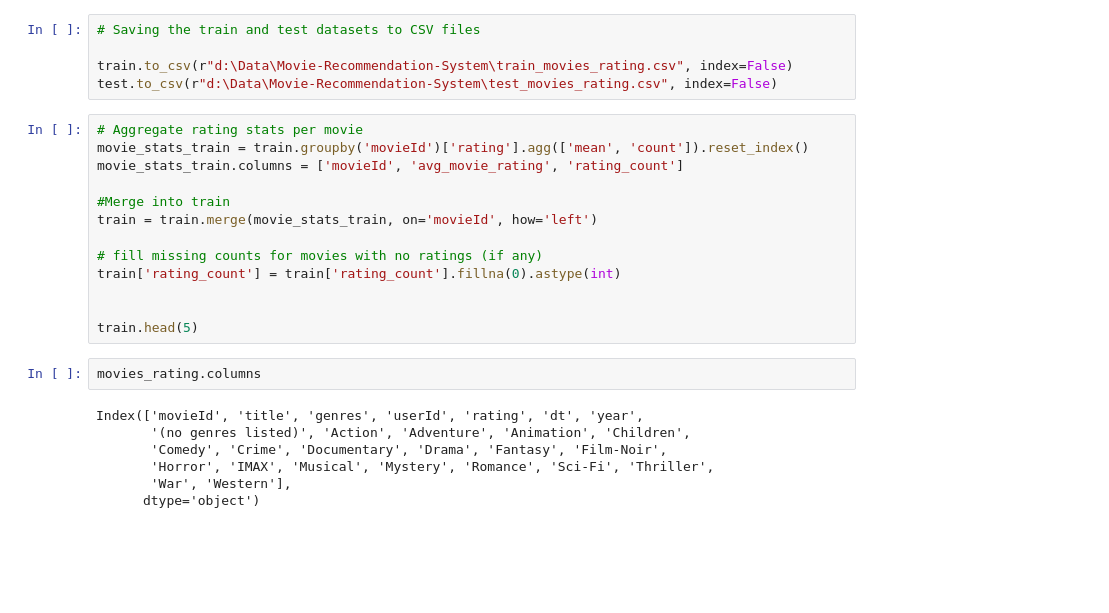
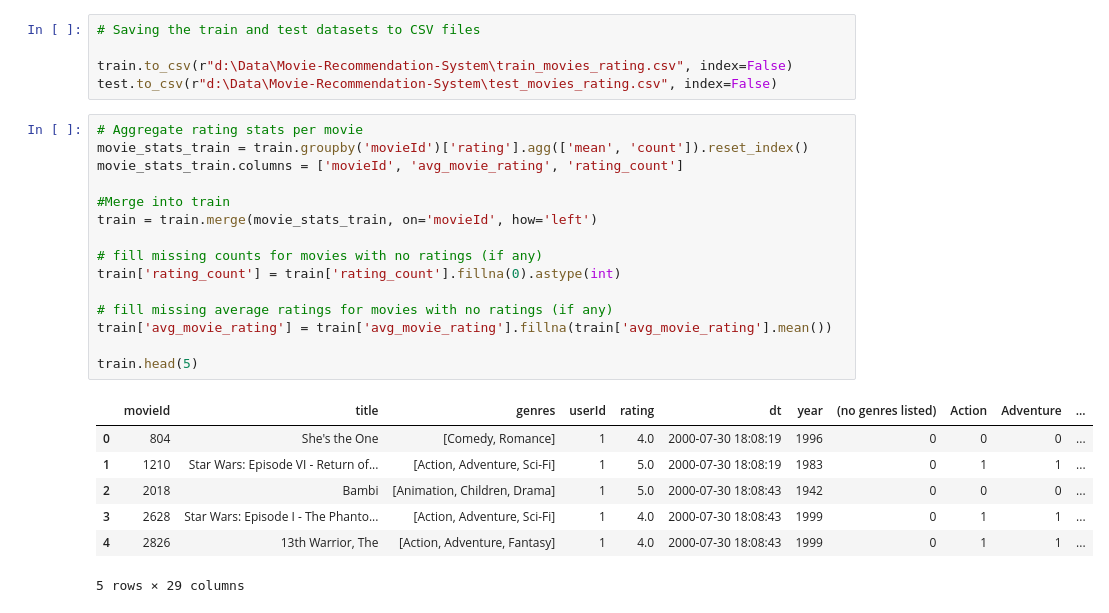
Before and after one commit to Deelaw15/Movie-Recommendation-System, a Jupyter notebook: Data Pre-processing.ipynb, the cells around one changed output. Cells and saved outputs as stored; diff of their text form; blank space fills up the shorter version.

```diff
--- a/Data Pre-processing.ipynb
+++ b/Data Pre-processing.ipynb
@@ -643,22 +629,23 @@ test.to_csv(r"d:\Data\Movie-Recommendation-System\test_movies_rating.csv", index
 # %%
 # Aggregate rating stats per movie
 movie_stats_train = train.groupby('movieId')['rating'].agg(['mean', 'count']).reset_index()
 movie_stats_train.columns = ['movieId', 'avg_movie_rating', 'rating_count']
 
 #Merge into train
 train = train.merge(movie_stats_train, on='movieId', how='left')
 
 # fill missing counts for movies with no ratings (if any)
 train['rating_count'] = train['rating_count'].fillna(0).astype(int)
 
+# fill missing average ratings for movies with no ratings (if any)
+train['avg_movie_rating'] = train['avg_movie_rating'].fillna(train['avg_movie_rating'].mean())
 
 train.head(5)
+# %% [output]
+|  | movieId | title | genres | userId | rating | dt | year | (no genres listed) | Action | Adventure | ... |
+| 0 | 804 | She's the One | [Comedy, Romance] | 1 | 4.0 | 2000-07-30 18:08:19 | 1996 | 0 | 0 | 0 | ... |
+| 1 | 1210 | Star Wars: Episode VI - Return of... | [Action, Adventure, Sci-Fi] | 1 | 5.0 | 2000-07-30 18:08:19 | 1983 | 0 | 1 | 1 | ... |
+| 2 | 2018 | Bambi | [Animation, Children, Drama] | 1 | 5.0 | 2000-07-30 18:08:43 | 1942 | 0 | 0 | 0 | ... |
+| 3 | 2628 | Star Wars: Episode I - The Phanto... | [Action, Adventure, Sci-Fi] | 1 | 4.0 | 2000-07-30 18:08:43 | 1999 | 0 | 1 | 1 | ... |
+| 4 | 2826 | 13th Warrior, The | [Action, Adventure, Fantasy] | 1 | 4.0 | 2000-07-30 18:08:43 | 1999 | 0 | 1 | 1 | ... |
+5 rows × 29 columns
-# %%
-movies_rating.columns
-# %% [output]
-Index(['movieId', 'title', 'genres', 'userId', 'rating', 'dt', 'year',
-       '(no genres listed)', 'Action', 'Adventure', 'Animation', 'Children',
-       'Comedy', 'Crime', 'Documentary', 'Drama', 'Fantasy', 'Film-Noir',
-       'Horror', 'IMAX', 'Musical', 'Mystery', 'Romance', 'Sci-Fi', 'Thriller',
-       'War', 'Western'],
-      dtype='object')
```
Also changed, not shown: parts of 8 cells of this notebook.
